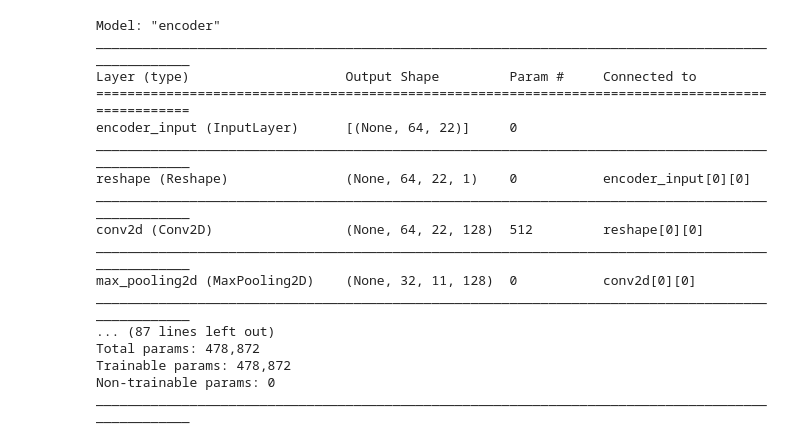
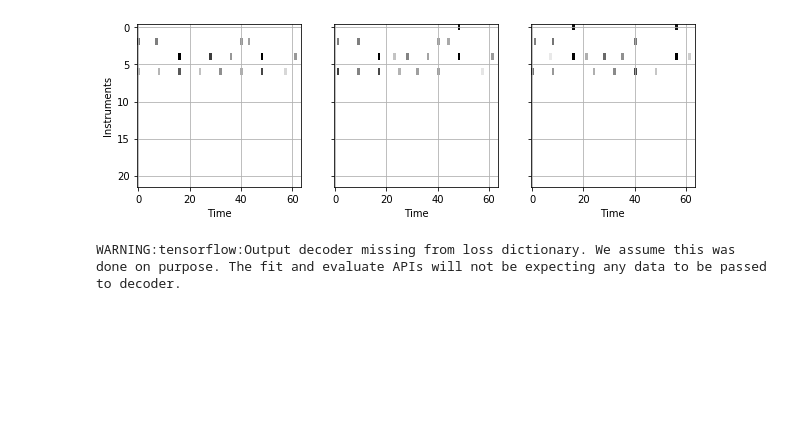
Before and after one commit to jlindermeir/beatgen, a Jupyter notebook: training.ipynb, the cells around one changed output. Drawn from its saved outputs; the diff is of its cells as text; code cells hidden in the pictures; blank space fills up the shorter version.

```diff
--- a/training.ipynb
+++ b/training.ipynb
@@ -6,8 +9,8 @@ from MIDI import *
 # %%
-latent_dim = 12
-arrdict_bars = np.load('data/output/magenta_full_23_12_64bpb_bars.npz', allow_pickle = True)
-arrdict_tracks = np.load('data/output/magenta_full_23_12_64bpb_tracks.npz', allow_pickle = True)
+arrdict_bars = np.load('/content/drive/My Drive/ML/magenta-dataset/magenta_full_23_12_64bpb_bars.npz', allow_pickle = True)
+arrdict_tracks = np.load('/content/drive/My Drive/ML/magenta-dataset/magenta_full_23_12_64bpb_tracks.npz', allow_pickle = True)
 
 #print(sorted([k for k in arrdict_tracks.keys()]))
 nd = arrdict_bars['notedict'].item()
 bars = arrdict_bars['bars']
+print(nd)
@@ -14,20 +40,16 @@ bars = arrdict_bars['bars']
+# %%
+song = arrdict_tracks['drum grooves_magenta_drummer8_eval_session_1_funk-groove1_138_beat_4-4.mid']
+
+fig, axes = plt.subplots(1,3,sharey = True, figsize = (10,3))
+for i in range(3):
+    axes[i].grid()
+    axes[i].set_xlabel('Time')
+    axes[0].set_ylabel('Instruments')
+    axes[i].imshow(1 - song[i].T, aspect = 'auto')
+fig.savefig(outputdir + 'arrayrep.pdf', bbox_inches = 'tight')
+# %% [output]
+[figure, added]
 # %%
-vae = VAE(latent_dim, bars.shape[-2:], debug=True)
+vae = VAE(16, bars.shape[-2:], debug = False, weights='/content/weights/2020-01-06_18:03:16')
 # %% [output]
-Model: "encoder"
-__________________________________________________________________________________________________
-Layer (type)                    Output Shape         Param #     Connected to
-==================================================================================================
-encoder_input (InputLayer)      [(None, 64, 22)]     0
-__________________________________________________________________________________________________
-reshape (Reshape)               (None, 64, 22, 1)    0           encoder_input[0][0]
-__________________________________________________________________________________________________
-conv2d (Conv2D)                 (None, 64, 22, 128)  512         reshape[0][0]
-__________________________________________________________________________________________________
-max_pooling2d (MaxPooling2D)    (None, 32, 11, 128)  0           conv2d[0][0]
-__________________________________________________________________________________________________
-... (87 lines left out)
-Total params: 478,872
-Trainable params: 478,872
-Non-trainable params: 0
-__________________________________________________________________________________________________
+WARNING:tensorflow:Output decoder missing from loss dictionary. We assume this was done on purpose. The fit and evaluate APIs will not be expecting any data to be passed to decoder.
```
Also changed, not shown: parts of 11 cells of this notebook, 15 other files.
